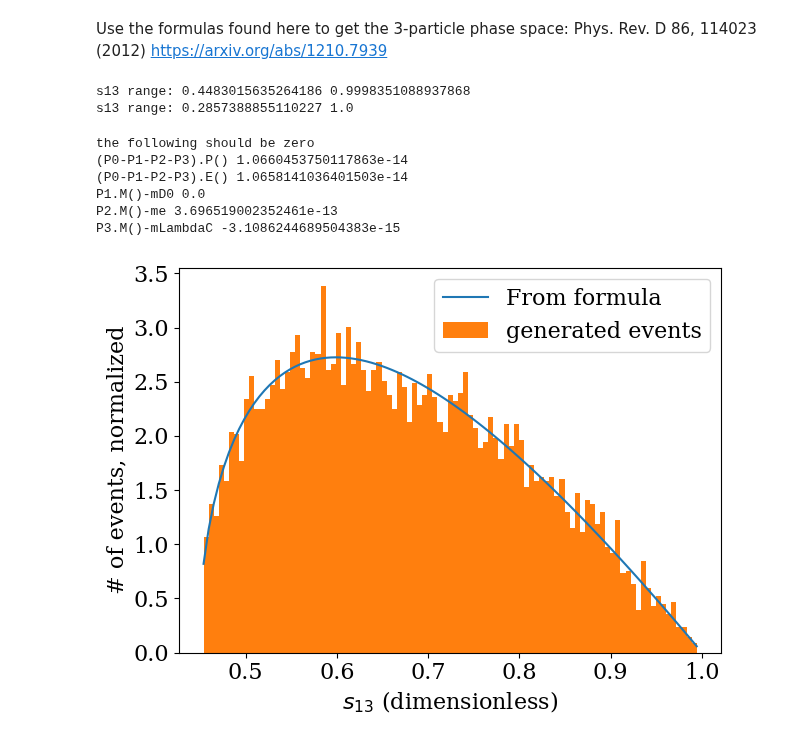
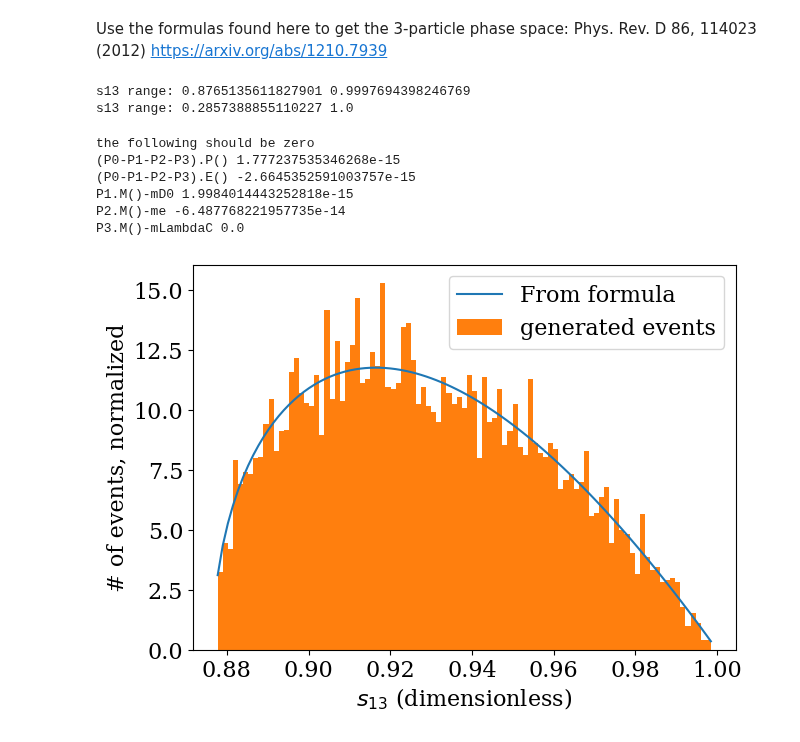
Before and after one commit to sebouh137/fcal_sim, a Jupyter notebook: SimpleEventGenerator.ipynb, the cells around one changed output. Drawn from its saved outputs; the diff is of its cells as text; code cells hidden in the pictures.

```diff
--- a/SimpleEventGenerator.ipynb
+++ b/SimpleEventGenerator.ipynb
@@ -69,14 +69,14 @@ class oneToThreeGenerator():
         self.s13_min = (np.sqrt(self.x1)+np.sqrt(self.x3))**2
         self.s13_max =(1-np.sqrt(self.x2))**2
         print("s13 range:", self.s13_min, self.s13_max)
-        self.s13s =np.linspace(self.s13_min,self.s13_max, 1000)[1:-1]
+        self.s13s =np.linspace(self.s13_min,self.s13_max, 1024+2)[1:-1]
         self.pdf = np.sqrt(((1+self.x2-self.s13s)**2-4*self.x2)*((self.x1+self.x3-self.s13s)**2-4*self.x1*self.x3))/self.s13s
         self.pdf /= np.sum(self.pdf)
         self.cdf = [self.pdf[0]]
         for i in range(1,len(self.pdf)):
             self.cdf.append(self.cdf[-1]+self.pdf[i])
 
-    def next(self, P0):
+    def next(self, P0,search="binary"):
 
         #these are for particle 2:
         phi=rand.uniform(-np.pi, np.pi)
@@ -88,16 +88,26 @@ class oneToThreeGenerator():
         u = rand.uniform(0, 1)
         psum = 0
         s13= (self.s13_min+self.s13_max)/2
-        found=False
-        #TODO replace this with a binary search
-        for i in range(len(self.cdf)):
-            #print(psum)
-            if(self.cdf[i]>u):
-                s13=self.s13s[i]
-                found = True
-                break
-        if not found:
-            raise Exception("s13 not found in table")
+        if search == "linear":
+            found=False
+            for i in range(len(self.cdf)):
+                if(self.cdf[i]>u):
+                    s13=self.s13s[i]
+                    found = True
+                    break
+            if not found:
+                raise Exception("s13 not found in table")
+        #perform binary search
+        if search == "binary":
+            i=512
+            di=256
+            while di >=1:
+                if (u> self.cdf[i]):
+                    i+=di
+                else :
+                    i -=di
+                di=di//2
+            s13=self.s13s[i]
 
 
         p2 = np.sqrt(s13**2 + self.x2**2+1 - 2*s13 - 2*s13*self.x2 - 2*self.x2)/2
@@ -129,7 +139,7 @@ class oneToThreeGenerator():
         #print((P0-P1-P2).E())
         return P1*self.m0,P2*self.m0,P3*self.m0
 # %%
-Ebeam=20
+Ebeam=10
 mp=.9383
 mD0=1.86484
 mLambdaC=2.2849
@@ -146,7 +156,7 @@ P0=ROOT.TLorentzVector(0, 0, Ebeam,Ebeam+mp)
 ep_to_d0_e_lambdac= oneToThreeGenerator(P0.M(), mD0, me, mLambdaC)
 lambdac_decay = oneToThreeGenerator(mLambdaC, mLambda, 0, mMu)
 # %% [output]
-s13 range: 0.4483015635264186 0.9998351088937868
+s13 range: 0.8765135611827901 0.9997694398246769
 s13 range: 0.2857388855110227 1.0
 # %%
 #now test the functions
@@ -159,11 +169,11 @@ print("P2.M()-me", P2.M()-me)
 print("P3.M()-mLambdaC", P3.M()-mLambdaC)
 # %% [output]
 the following should be zero
-(P0-P1-P2-P3).P() 1.0660453750117863e-14
-(P0-P1-P2-P3).E() 1.0658141036401503e-14
-P1.M()-mD0 0.0
-P2.M()-me 3.696519002352461e-13
-P3.M()-mLambdaC -3.1086244689504383e-15
+(P0-P1-P2-P3).P() 1.777237535346268e-15
+(P0-P1-P2-P3).E() -2.6645352591003757e-15
+P1.M()-mD0 1.9984014443252818e-15
+P2.M()-me -6.487768221957735e-14
+P3.M()-mLambdaC 0.0
 # %%
 theta_mus=[]
 d1 = {a+"_"+b:[] for a in "D0 e lambdac lambda numu mu".split() for b in "E px py pz p theta phi".split()}
@@ -183,31 +193,31 @@ df = pd.DataFrame(d1)
 # %%
 #check the distribution of the s13 variable
 
 #show the pdf for the s13 variable
-Ebeam=20
+Ebeam=10
 mD0=1.86484
 mLambdaC=2.2849
 mp = 0.9383
 stot = (Ebeam+mp)**2-Ebeam**2
 x1 = mD0**2/stot
 x2 = 0.000511**2/stot
 x3 = mLambdaC**2/stot
 
 s13_min = (np.sqrt(x1)+np.sqrt(x3))**2
 s13_max =(1-np.sqrt(x2))**2
 s13 =np.linspace(s13_min,s13_max, 100)[1:-1]
 binwidth=s13[1]-s13[0]
 pdf = np.sqrt(((1+x2-s13)**2-4*x2)*((x1+x3-s13)**2-4*x1*x3))/s13
 pdf /=sum(pdf)*binwidth
 plt.plot(s13, pdf, label="From formula")
 
 plt.hist(df.eval(f"((D0_E+lambdac_E)**2-(D0_px+lambdac_px)**2-(D0_py+lambdac_py)**2-(D0_pz+lambdac_pz)**2)/{P0.M()**2}"), bins=s13,density = True, label="generated events")
 plt.legend()
 plt.xlabel("$s_{13}$ (dimensionless)")
 plt.ylabel("# of events, normalized")
 plt.show()
 # %% [output]
-[figure, old version]
+[figure, new version]
 # %%
 #what fraction of the events have a muon that enters the acceptance of the fcal?
 #plot the theta distribution of the accepted events and all events.
```
Also changed, not shown: parts of 4 cells of this notebook.
